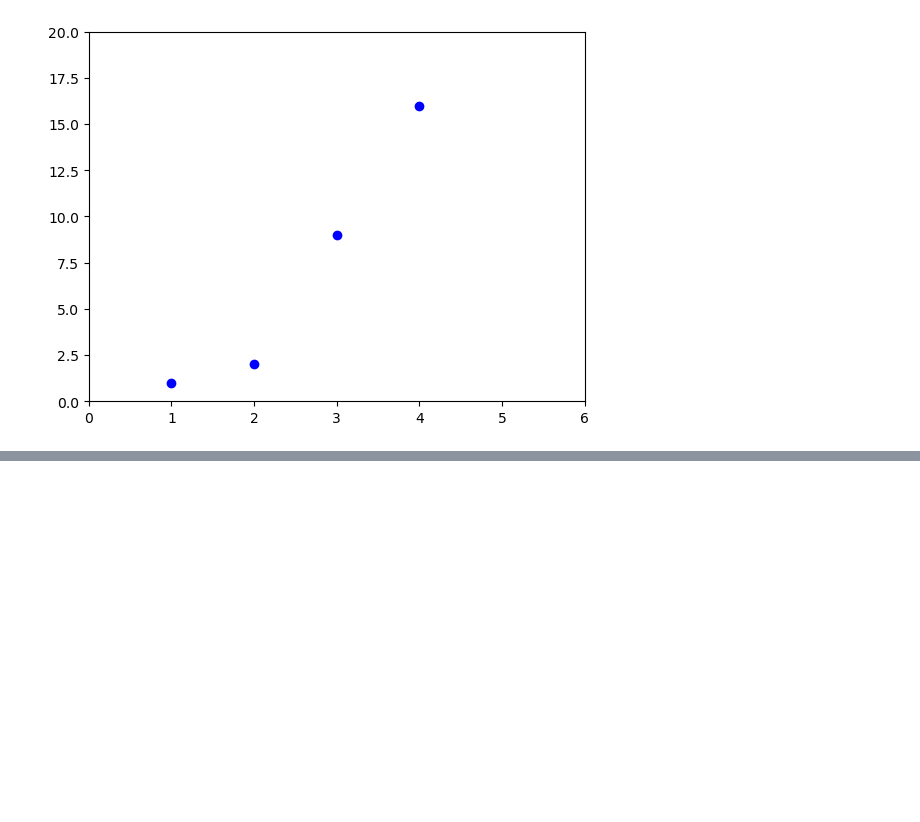
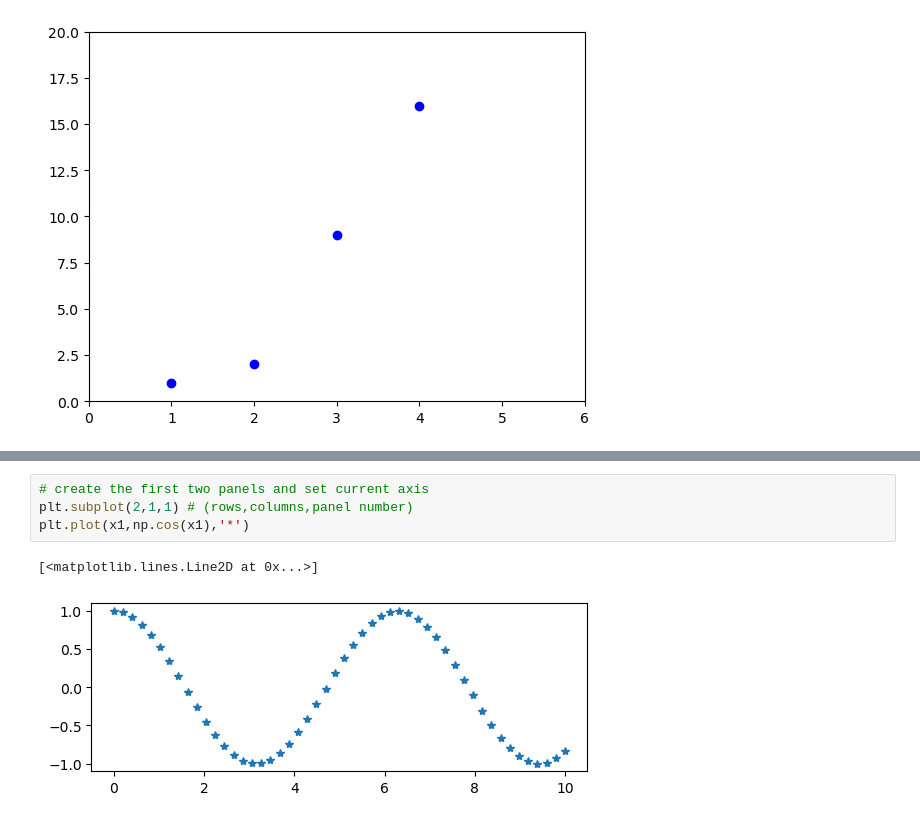
Before and after one commit to Ram2002-ai/DataScience_NareshIt, a Jupyter notebook: Python_libraries/matplotlib.ipynb, the cells around one changed output, grey strips where cells are left out. Saved outputs shown, nothing was run; the diff lists cells and outputs as text; blank space fills up the shorter version.

```diff
--- a/Python_libraries/matplotlib.ipynb
+++ b/Python_libraries/matplotlib.ipynb
@@ -28,0 +66,7 @@ plt.show()
+# %%
+# create the first two panels and set current axis
+plt.subplot(2,1,1) # (rows,columns,panel number)
+plt.plot(x1,np.cos(x1),'*')
+# %% [output]
+[<matplotlib.lines.Line2D at 0x...>]
+[figure, added]
```
Also changed, not shown: parts of 39 cells of this notebook, 5 other files.
